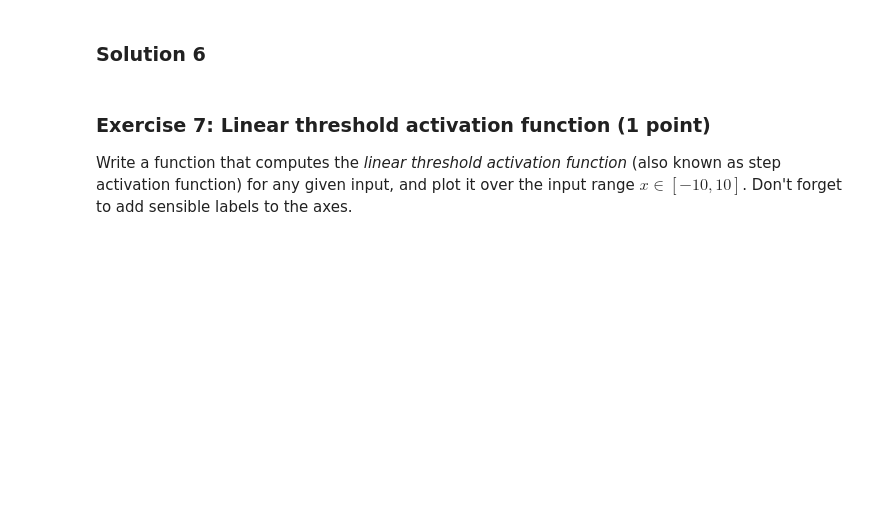
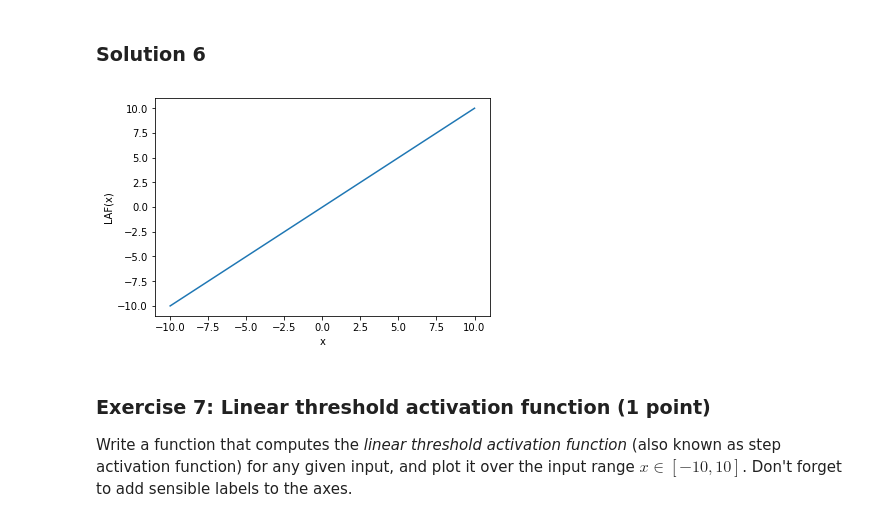
Before and after one commit to MelleStarke/to_be_decided, a Jupyter notebook: Chapter_01_introduction.ipynb, the cells around one changed output. Drawn from its saved outputs; the diff is of its cells as text; code cells hidden in the pictures; blank space fills up the shorter version.

```diff
--- a/Chapter_01_introduction.ipynb
+++ b/Chapter_01_introduction.ipynb
@@ -147,3 +179,17 @@ Write a function that computes the *linear activation function* (trivial identit
+# %%
+import matplotlib.pyplot as plt
+import numpy as np
+
+def LAF (x):
+    return x
+
+params = range(-10, 11)
+plt.plot(params, [LAF(x) for x in params])
+plt.xlabel('x')
+plt.ylabel('LAF(x)')
+plt.show()
+# %% [output]
+[figure, added]
 # %% [markdown]
 ### Exercise 7: Linear threshold activation function (1 point)
 Write a function that computes the *linear threshold activation function* (also known as step activation function) for any given input, and plot it over the input range $x \in [-10,10]$. Don't forget to add sensible labels to the axes.
```
Also changed, not shown: parts of 17 cells of this notebook.
